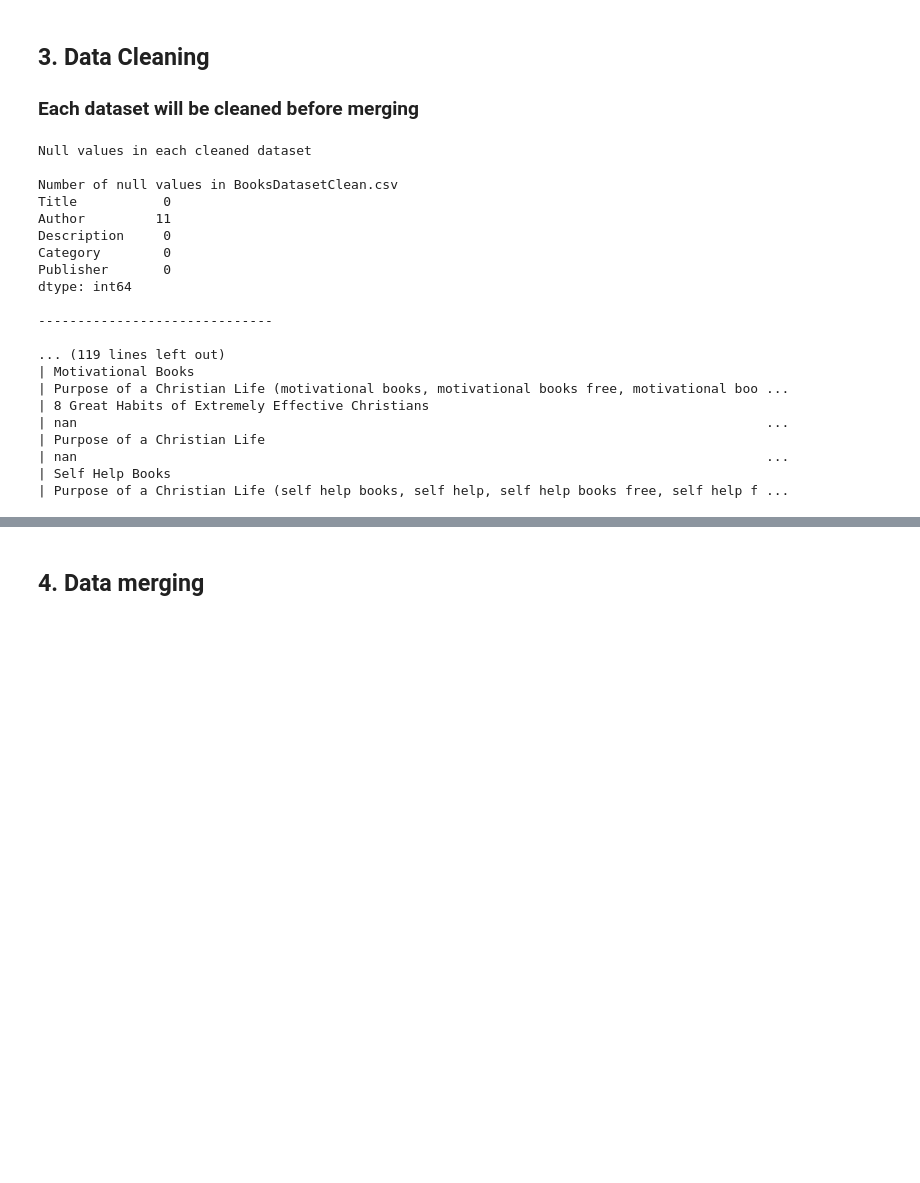
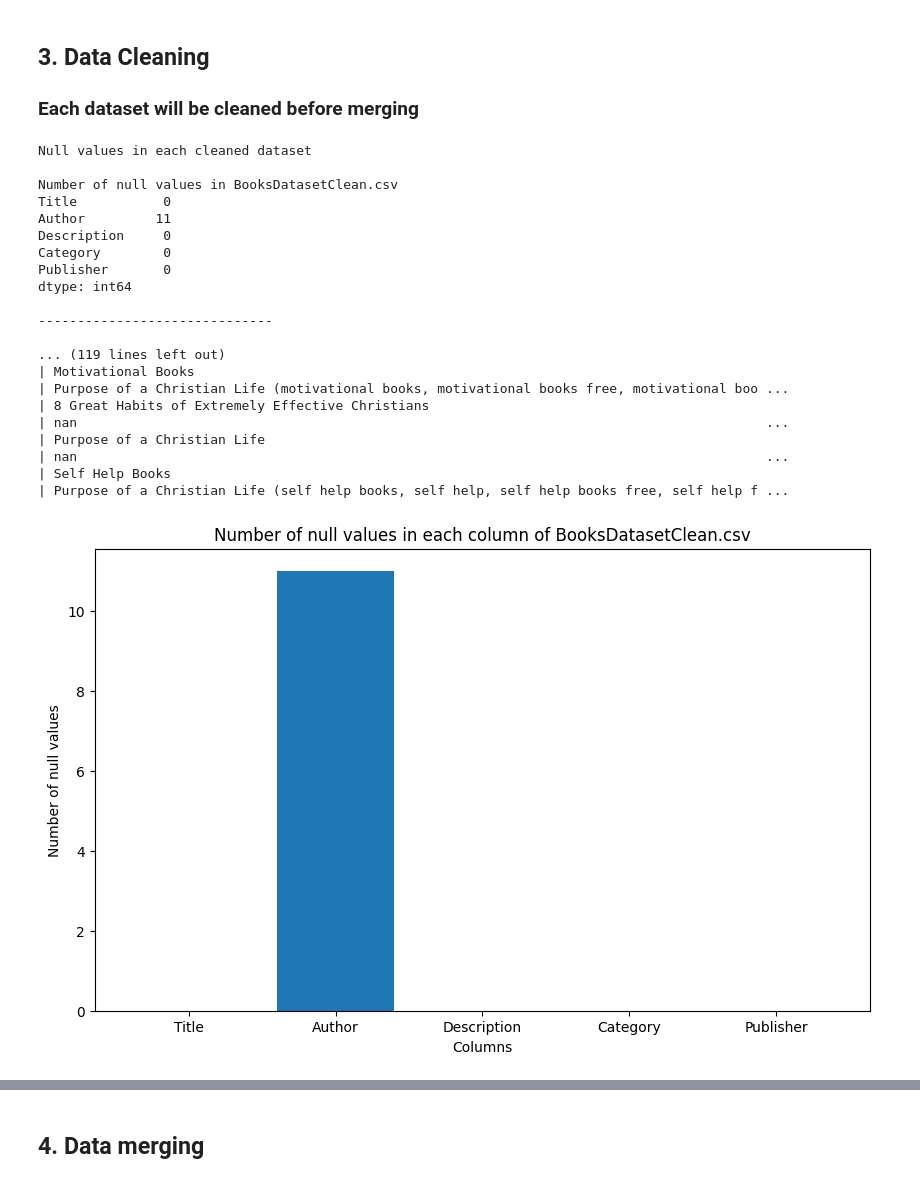
Before and after one commit to X00222004/Project_2026, a Jupyter notebook: project_book.ipynb, the cells around one changed output, grey strips where cells are left out. Saved outputs shown, nothing was run; the diff lists cells and outputs as text; code cells hidden in the pictures; blank space fills up the shorter version.

```diff
--- a/project_book.ipynb
+++ b/project_book.ipynb
@@ -175,30 +208,57 @@ print("\n" + ("-"*30), "\n")
 print("\nNull values comparison (uncleaned vs cleaned)\n")
 print("BooksDataset.csv vs BooksDatasetClean.csv\n", pd.DataFrame({'Uncleaned': nulls_df1og, 'Cleaned': nulls_df1}), "\n")
 print("\n" + ("-"*30), "\n")
 print("goodreads_data.csv vs GoodreadsDatasetClean.csv\n", pd.DataFrame({'Uncleaned': nulls_df2og, 'Cleaned': nulls_df2}), "\n")
 print("\n" + ("-"*30), "\n")
 print("google_books_dataset.csv vs GoogleBooksDatasetClean.csv\n", pd.DataFrame({'Uncleaned': nulls_df3og, 'Cleaned': nulls_df3}), "\n")
 print("\n" + ("-"*30), "\n")
 
 # Display the first 15 rows of each cleaned dataset to ensure the cleaning process
 print("BooksDatasetClean.csv\n\n", df1.head(15).to_markdown(index=False), "\n")
 print("GoodreadsDatasetClean.csv\n\n", df2.head(15).to_markdown(index=False), "\n")
 print("GoogleBooksDatasetClean.csv\n\n", df3.head(15).to_markdown(index=False), "\n")
+
+# Data visualization of null values in not cleaned datasets
+
+# BooksDatasetClean.csv
+plt.figure(figsize=(10, 6))
+plt.bar(nulls_df1.index, nulls_df1.values)
+plt.title("Number of null values in each column of BooksDatasetClean.csv")
+plt.xlabel("Columns")
+plt.ylabel("Number of null values")
+plt.show()
+
+# GoodreadsDatasetClean.csv
+plt.figure(figsize=(10, 6))
+plt.bar(nulls_df2.index, nulls_df2.values)
+plt.title("Number of null values in each column of GoodreadsDatasetClean.csv")
+plt.xlabel("Columns")
+plt.ylabel("Number of null values")
+plt.show()
+
+# GoogleBooksDatasetClean.csv
+plt.figure(figsize=(10, 6))
+plt.bar(nulls_df3.index, nulls_df3.values)
+plt.title("Number of null values in each column of GoogleBooksDatasetClean.csv")
+plt.xlabel("Columns")
+plt.ylabel("Number of null values")
+plt.show()
 # %% [output]
 Null values in each cleaned dataset
 
 Number of null values in BooksDatasetClean.csv
 Title           0
 Author         11
 Description     0
 Category        0
 Publisher       0
 dtype: int64
 
 ------------------------------
 
 ... (119 lines left out)
 | Motivational Books                                                                                        | Purpose of a Christian Life (motivational books, motivational books free, motivational boo ...
 | 8 Great Habits of Extremely Effective Christians                                                          | nan                                                                                        ...
 | Purpose of a Christian Life                                                                               | nan                                                                                        ...
 | Self Help Books                                                                                           | Purpose of a Christian Life (self help books, self help, self help books free, self help f ...
+[figure, added]
```
Also changed, not shown: parts of 15 cells of this notebook.
